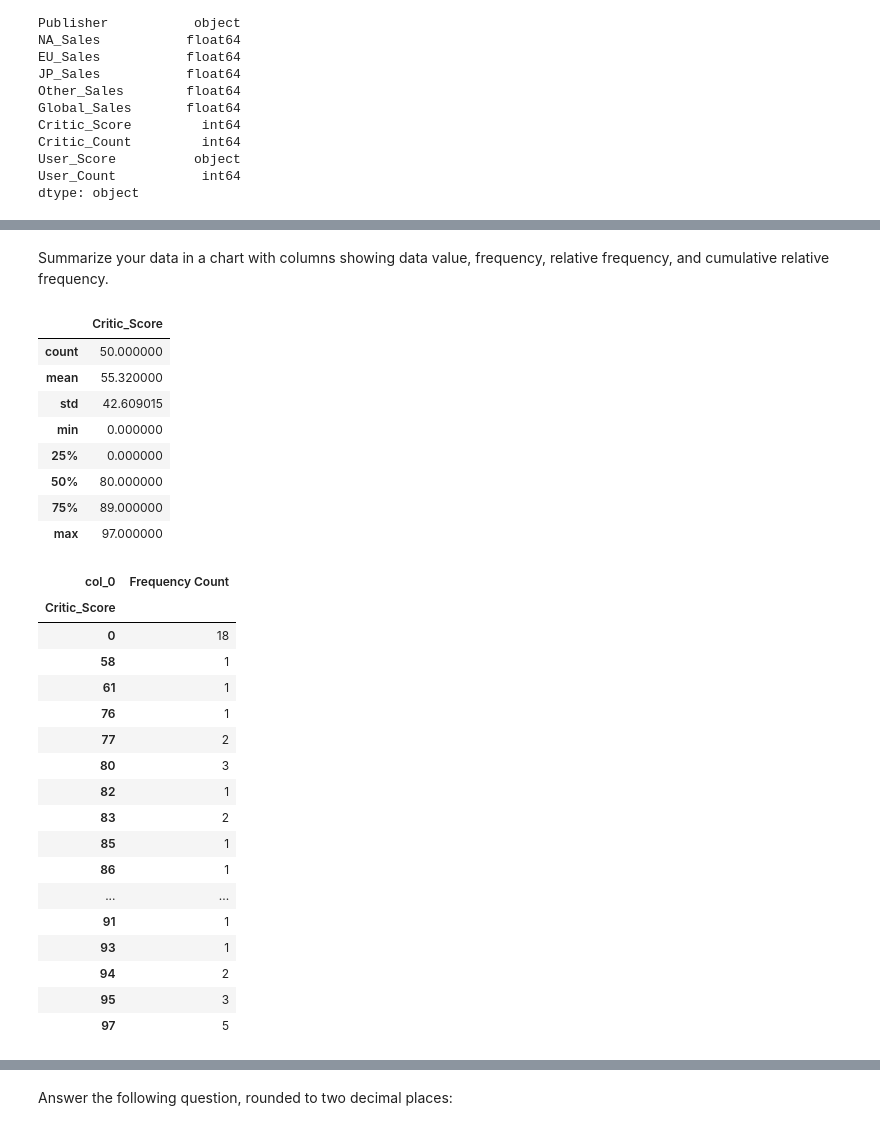
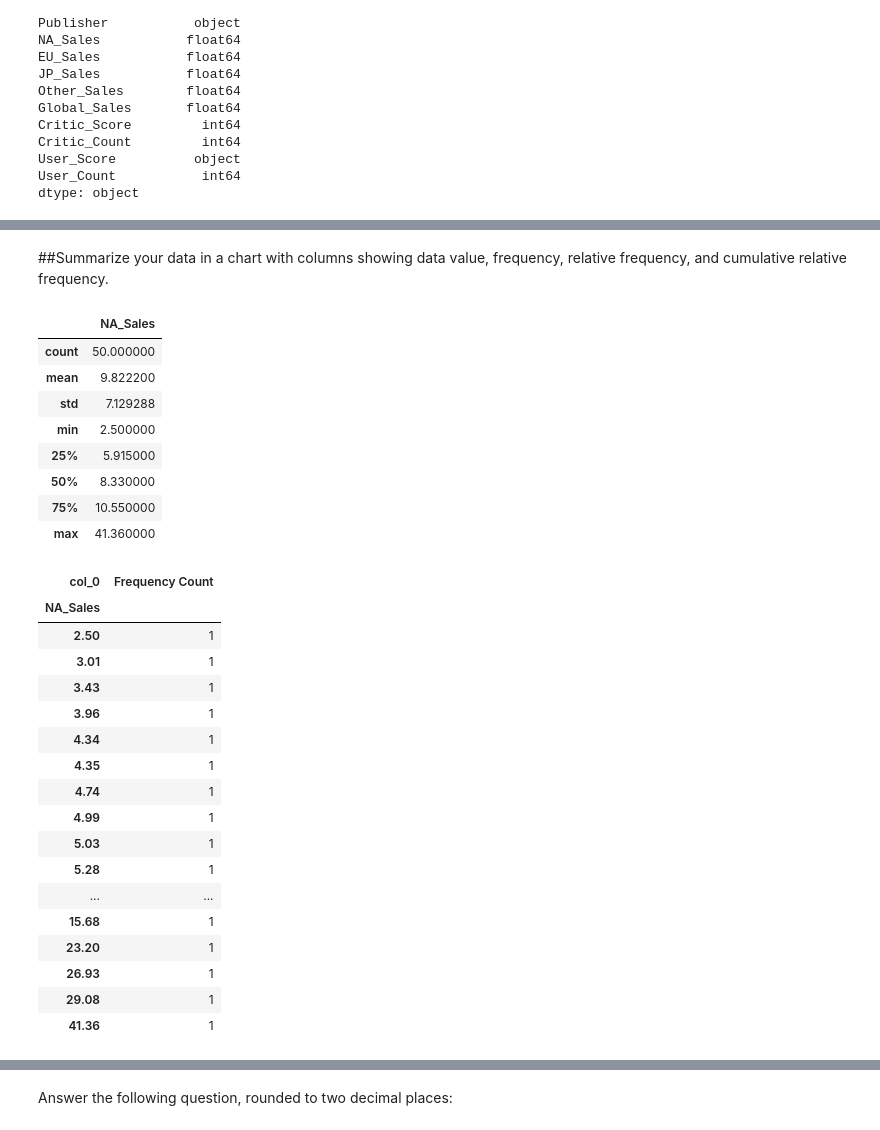
Before and after one commit to SavantLogics/SavantLogics, a Jupyter notebook: Univariate.ipynb, the cells around one changed output, grey strips where cells are left out. Cells and saved outputs as stored; diff of their text form; code cells hidden in the pictures.

```diff
--- a/Univariate.ipynb
+++ b/Univariate.ipynb
@@ -50,7 +50,7 @@ User_Score          object
 User_Count           int64
 dtype: object
 # %%
-# Get the top 50 games
+# Get the top 50 games that sold the most on a global scale.
 
 fifty_games = vg[: 50]
-sales = fifty_games['Critic_Score'].fillna(0)
+sales = fifty_games['NA_Sales'].fillna(0)
@@ -57,44 +77,43 @@ sales = fifty_games['Critic_Score'].fillna(0)
 # %% [markdown]
-Summarize your data in a chart with columns showing data value, frequency, relative frequency, and cumulative relative frequency.
+##Summarize your data in a chart with columns showing data value, frequency, relative frequency, and cumulative relative frequency.
 # %%
 # Summarize the data
 
-sales = fifty_games[['Critic_Score']]
 sales.describe()
 # %% [output]
-|  | Critic_Score |
+|  | NA_Sales |
 | count | 50.000000 |
-| mean | 55.320000 |
-| std | 42.609015 |
-| min | 0.000000 |
-| 25% | 0.000000 |
-| 50% | 80.000000 |
-| 75% | 89.000000 |
-| max | 97.000000 |
+| mean | 9.822200 |
+| std | 7.129288 |
+| min | 2.500000 |
+| 25% | 5.915000 |
+| 50% | 8.330000 |
+| 75% | 10.550000 |
+| max | 41.360000 |
 # %%
 # Frequency  of each score
 
-frequency_sales = pd.crosstab(index=sales['Critic_Score'], columns='Frequency Count')
+frequency_sales = pd.crosstab(index=sales['NA_Sales'], columns='Frequency Count')
 frequency_sales
 # %% [output]
 | col_0 | Frequency Count |
-| Critic_Score |  |
-| 0 | 18 |
-| 58 | 1 |
-| 61 | 1 |
-| 76 | 1 |
-| 77 | 2 |
-| 80 | 3 |
-| 82 | 1 |
-| 83 | 2 |
-| 85 | 1 |
-| 86 | 1 |
+| NA_Sales |  |
+| 2.50 | 1 |
+| 3.01 | 1 |
+| 3.43 | 1 |
+| 3.96 | 1 |
+| 4.34 | 1 |
+| 4.35 | 1 |
+| 4.74 | 1 |
+| 4.99 | 1 |
+| 5.03 | 1 |
+| 5.28 | 1 |
 | ... | ... |
-| 91 | 1 |
-| 93 | 1 |
-| 94 | 2 |
-| 95 | 3 |
-| 97 | 5 |
+| 15.68 | 1 |
+| 23.20 | 1 |
+| 26.93 | 1 |
+| 29.08 | 1 |
+| 41.36 | 1 |
 # %%
 # Relative Frequency
 
```
Also changed, not shown: parts of 30 cells of this notebook.
